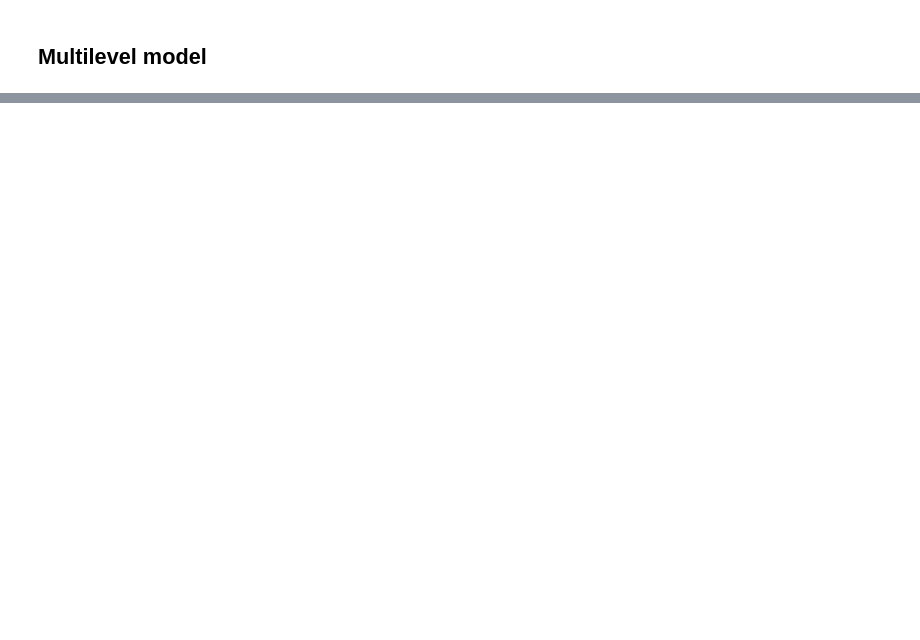
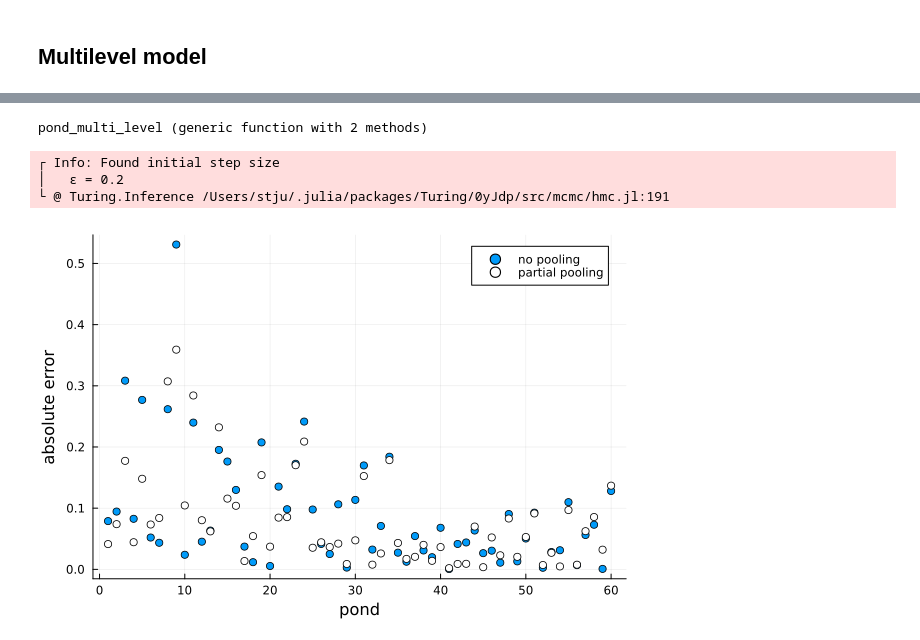
Before and after one commit to sungjuGit/STJuliaIntroBayesian, a Jupyter notebook: Multilevel_Reedfrogs.ipynb, the cells around one changed output, grey strips where cells are left out. Saved outputs shown, nothing was run; the diff lists cells and outputs as text; code cells hidden in the pictures; blank space fills up the shorter version.

```diff
--- a/Multilevel_Reedfrogs.ipynb
+++ b/Multilevel_Reedfrogs.ipynb
@@ -102,8 +306,4 @@ Ni = repeat([3, 10, 25, 35], inner=15);
 
 a_pond = rand(Normal(ā, σ), nponds);    # mock "true" data
 
-dsim = DataFrame(pond=1:nponds, Ni=Ni, true_a=a_pond);
-dsim.p_true = logistic.(dsim.true_a);
-
-Random.seed!(1)
-dsim.Si = @. rand(Binomial(dsim.Ni, dsim.p_true));
+dsim = DataFrame(pond=1:nponds, Ni=Ni, true_a=a_pond)
@@ -110,3 +331,8 @@ dsim.Si = @. rand(Binomial(dsim.Ni, dsim.p_true));
+# %%
+dsim.p_true = logistic.(dsim.true_a);
+
+Random.seed!(1)
+dsim.Si = rand.(Binomial.(dsim.Ni, dsim.p_true));
 # %%
 # no pooling (treat each pond separately)
 dsim.p_nopool = dsim.Si ./ dsim.Ni;
@@ -116,26 +342,46 @@ dsim.p_nopool = dsim.Si ./ dsim.Ni;
 
     σ ~ Exponential()
     ā ~ Normal(0, 1.5)
-    a_pond ~ filldist(Normal(ā, σ), length(Ni))
-    p = logistic.(a_pond)
-    @. Si ~ Binomial(Ni, p)
+
+    a_pond = zeros(length(Ni))  # fancier way: a = Vector{Real}(undef, length(tank))
+    for i in 1:length(Ni)
+        a_pond[i] ~ Normal(ā, σ)
+    end
+
+    for i in 1:length(Ni)
+        p = logistic(a_pond[i])  # probability of survival or proportional survival
+        Si[i] ~ Binomial(Ni[i], p)
+    end
+
+    # # a more compact way
+    # a_pond ~ filldist(Normal(ā, σ), length(Ni))
+    # p = logistic.(a_pond)
+    # @. Si ~ Binomial(Ni, p)
 
 end
+# %% [output]
+pond_multi_level (generic function with 2 methods)
 # %%
 Random.seed!(1)
 pond_multi_level_ch = sample(pond_multi_level(dsim.Si, dsim.Ni), NUTS(), 1000)
 pond_multi_level_df = DataFrame(pond_multi_level_ch);
+# %% [output]
+┌ Info: Found initial step size
+│   ϵ = 0.2
+└ @ Turing.Inference /Users/stju/.julia/packages/Turing/0yJdp/src/mcmc/hmc.jl:191
 # %%
 dsim.p_partpool = [
     mean(logistic.(pond_multi_level_df[:,"a_pond[$i]"]))
     for i ∈ 1:nponds
 ];
 # %%
-nopool_error = @. abs(dsim.p_nopool - dsim.p_true)
-partpool_error = @. abs(dsim.p_partpool - dsim.p_true);
+nopool_error = abs.(dsim.p_nopool - dsim.p_true)
+partpool_error = abs.(dsim.p_partpool - dsim.p_true);
 
 plt = scatter(nopool_error, xlab="pond", ylab="absolute error", label = "no pooling")
 scatter!(partpool_error, mc=:white, label = "partial pooling")
+# %% [output]
+[figure, added]
 # %%
 dsim.nopool_error = nopool_error
 dsim.partpool_error = partpool_error
```
Also changed, not shown: parts of 20 cells of this notebook.
